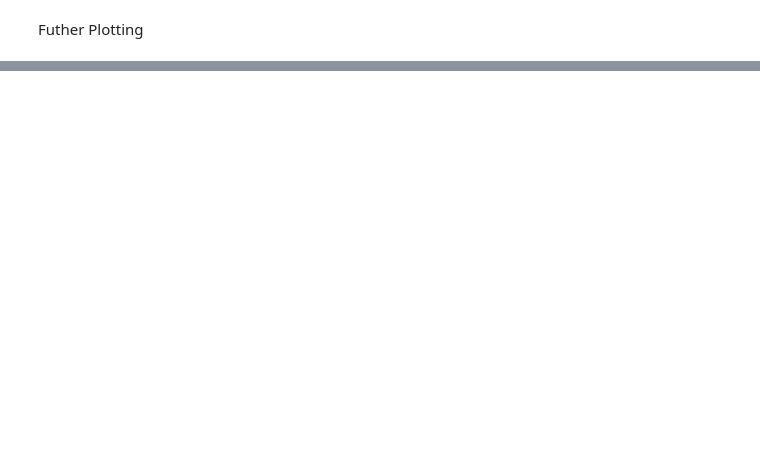
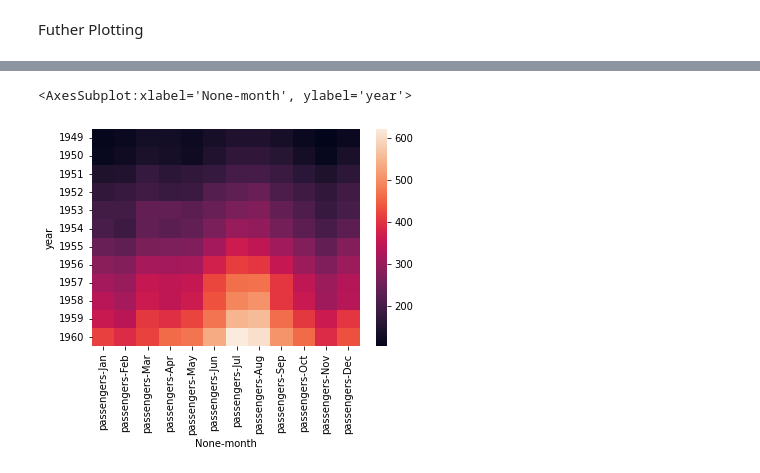
Before and after one commit to JordaanI/Matplotlib, a Jupyter notebook: Main.ipynb, the cells around one changed output, grey strips where cells are left out. Drawn from its saved outputs; the diff is of its cells as text; code cells hidden in the pictures; blank space fills up the shorter version.

```diff
--- a/Main.ipynb
+++ b/Main.ipynb
@@ -149,0 +156,4 @@ plt.show()
+# %%
+data = sns.load_dataset('flights')
+df_flights = pd.DataFrame(data)
+df_flights.tail(5)
@@ -149,0 +167,5 @@ plt.show()
+# %%
+sns.heatmap(df_flights.pivot('year','month'))
+# %% [output]
+<AxesSubplot:xlabel='None-month', ylabel='year'>
+[figure, added]
```
Also changed, not shown: parts of 7 cells of this notebook, 1 other file.
